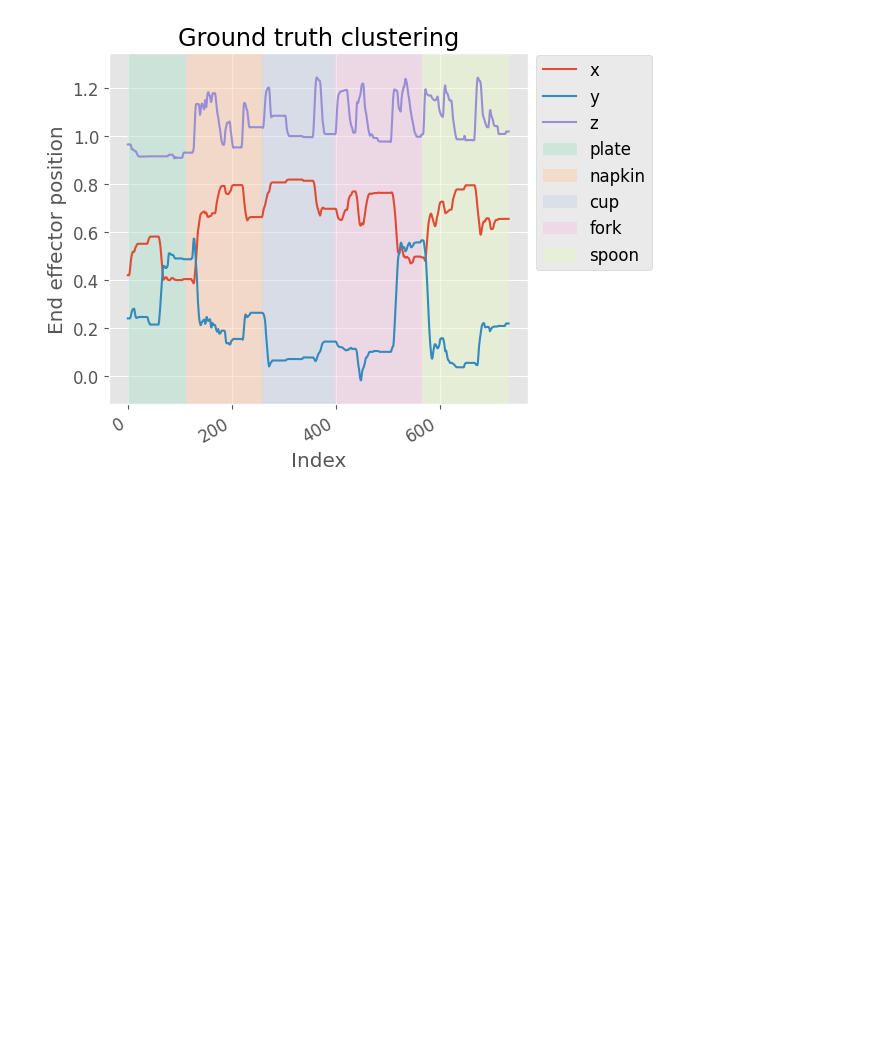
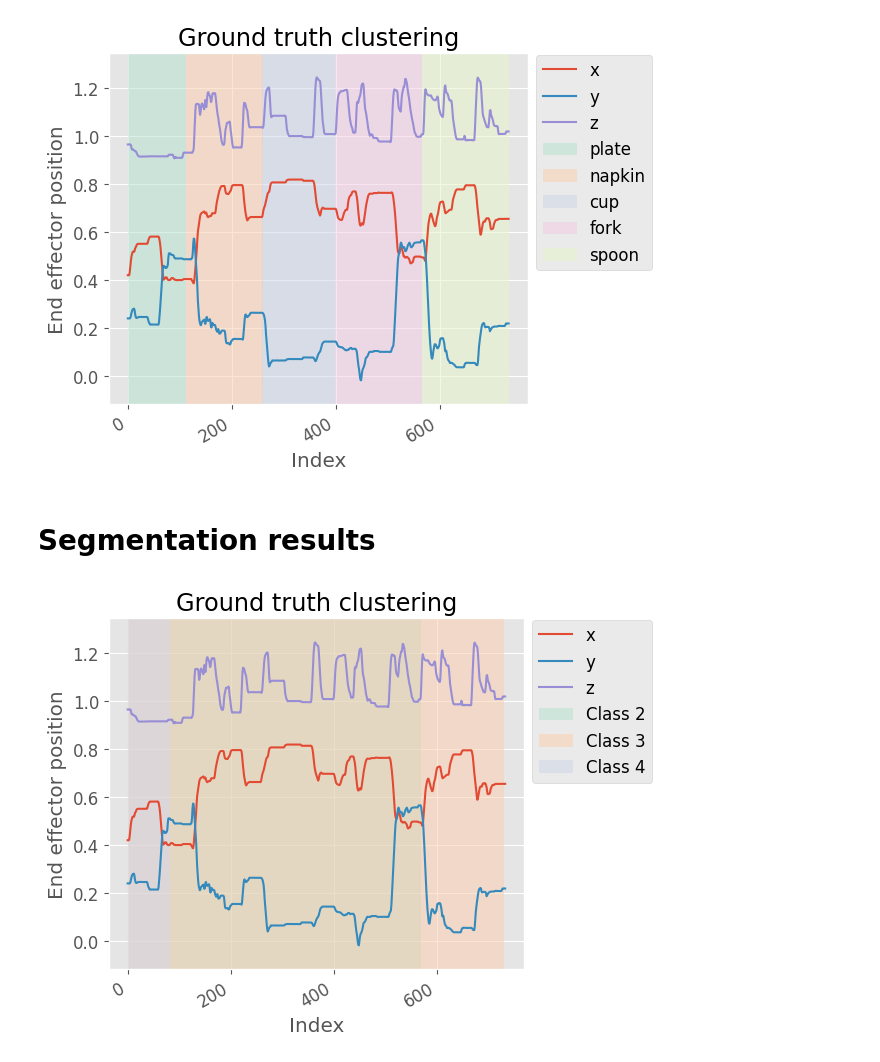
Before and after one commit to kir0ul/GP-HSMM, a Jupyter notebook: PFCS.ipynb, the cells around one changed output. Cells and saved outputs as stored; diff of their text form; code cells hidden in the pictures; blank space fills up the shorter version.

Commit message:
feat: plot the resulting classes

```diff
--- a/PFCS.ipynb
+++ b/PFCS.ipynb
@@ -370,3 +379,5 @@ with plt.style.context("ggplot_perso.mplstyle"):
     plt.show()
 # %% [output]
 [figure]
+# %% [markdown]
+# Segmentation results
@@ -372,0 +393,4 @@ with plt.style.context("ggplot_perso.mplstyle"):
+# %%
+gpsegm.load_data(exported_files)
+modeldir = datapath / "learn"
+gpsegm.load_model(modeldir)
@@ -372,0 +399,42 @@ with plt.style.context("ggplot_perso.mplstyle"):
+# %%
+classes = []
+cut_points = []
+for i, s in enumerate(gpsegm.segments[filenum]):
+    c = gpsegm.segmclass[(filenum, i)]
+    classes += [c for j in range(len(s))]
+    cut_points += [0] * len(s)
+    cut_points[-1] = 1
+# %%
+with plt.style.context("ggplot_perso.mplstyle"):
+    fig, ax = plt.subplots()
+    cmap = mpl.colormaps.get("Pastel2").colors
+
+    data = gpsegm.data[filenum]
+    classes_id = np.unique(classes)
+
+    ax.plot(data[:, 0], label="x")  # , color=cmap[0])
+    ax.plot(data[:, 1], label="y")  # , color=cmap[1])
+    ax.plot(data[:, 2], label="z")  # , color=cmap[2])
+
+    for idx, class_id in enumerate(classes_id):
+        x = np.argwhere(np.array(classes) == class_id).squeeze()
+        ax.fill_between(
+            x=x,
+            y1=data.min(),
+            y2=data.max(),
+            color=cmap[idx],
+            alpha=0.5,
+            transform=ax.get_xaxis_transform(),
+            label=f"Class {class_id}",
+        )
+
+    ax.set_ylim(bottom=data.min() - 0.1, top=data.max() + 0.1)
+    ax.set_xlabel("Index")
+    ax.set_ylabel("End effector position")
+    ax.legend(bbox_to_anchor=(1.0, 1.02))
+    ax.set_title("Ground truth clustering")
+    fig.autofmt_xdate()
+    fig.tight_layout()
+    plt.show()
+# %% [output]
+[figure, added]
```
Also changed, not shown: parts of 3 cells of this notebook, 1 other file.
